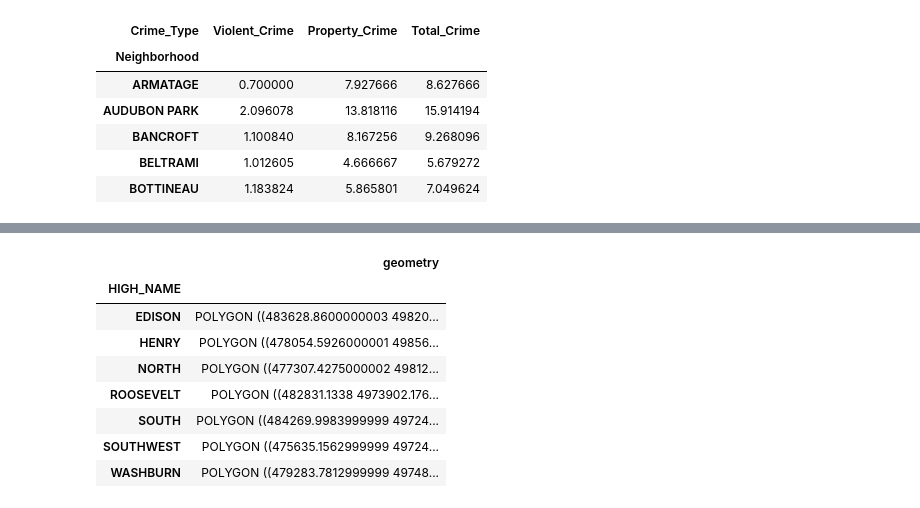
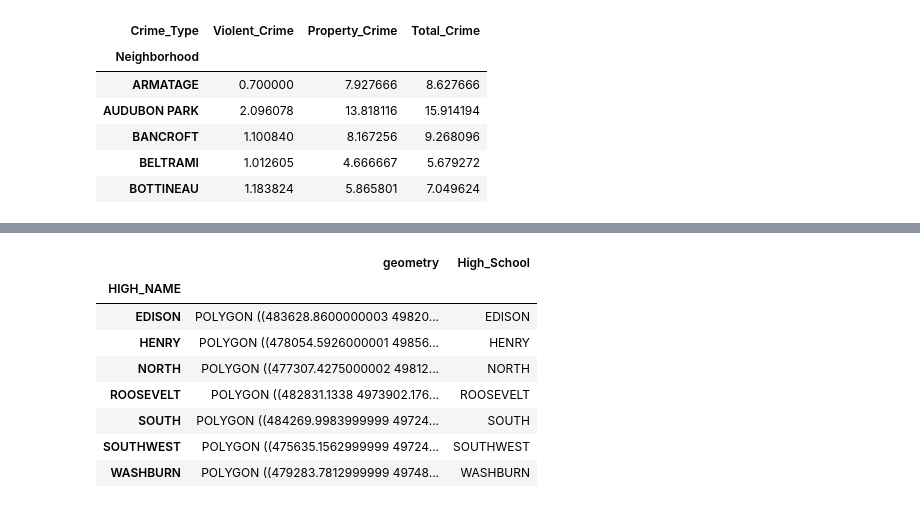
Before and after one commit to alvern/Group_Project_Grad_Rates, a Jupyter notebook: Heatmaps_Jack.ipynb, the cells around one changed output, grey strips where cells are left out. Cells and saved outputs as stored; diff of their text form; code cells hidden in the pictures.

```diff
--- a/Heatmaps_Jack.ipynb
+++ b/Heatmaps_Jack.ipynb
@@ -568,17 +496,18 @@ mpls_schools.plot(column='HIGH_NAME', figsize=(9,9), legend=True)
 # %%
-# Get boundaries for just high school attendence areas
+# Dissolve middle school attendance areas into high school attendence areas
 temp = mpls_schools[['HIGH_NAME', 'geometry']]
 mpls_high_schools = temp.dissolve(by='HIGH_NAME')
 
-#mpls_high_schools.plot(column=index, figsize=(9,9), legend=True)
+# set up new column with high school names to be included in legend
+mpls_high_schools['High_School'] = mpls_high_schools.index
 mpls_high_schools
 # %% [output]
-|  | geometry |
-| HIGH_NAME |  |
-| EDISON | POLYGON ((483628.8600000003 49820... |
-| HENRY | POLYGON ((478054.5926000001 49856... |
-| NORTH | POLYGON ((477307.4275000002 49812... |
-| ROOSEVELT | POLYGON ((482831.1338 4973902.176... |
-| SOUTH | POLYGON ((484269.9983999999 49724... |
-| SOUTHWEST | POLYGON ((475635.1562999999 49724... |
-| WASHBURN | POLYGON ((479283.7812999999 49748... |
+|  | geometry | High_School |
+| HIGH_NAME |  |  |
+| EDISON | POLYGON ((483628.8600000003 49820... | EDISON |
+| HENRY | POLYGON ((478054.5926000001 49856... | HENRY |
+| NORTH | POLYGON ((477307.4275000002 49812... | NORTH |
+| ROOSEVELT | POLYGON ((482831.1338 4973902.176... | ROOSEVELT |
+| SOUTH | POLYGON ((484269.9983999999 49724... | SOUTH |
+| SOUTHWEST | POLYGON ((475635.1562999999 49724... | SOUTHWEST |
+| WASHBURN | POLYGON ((479283.7812999999 49748... | WASHBURN |
```
Also changed, not shown: parts of 19 cells of this notebook, 2 other files.
